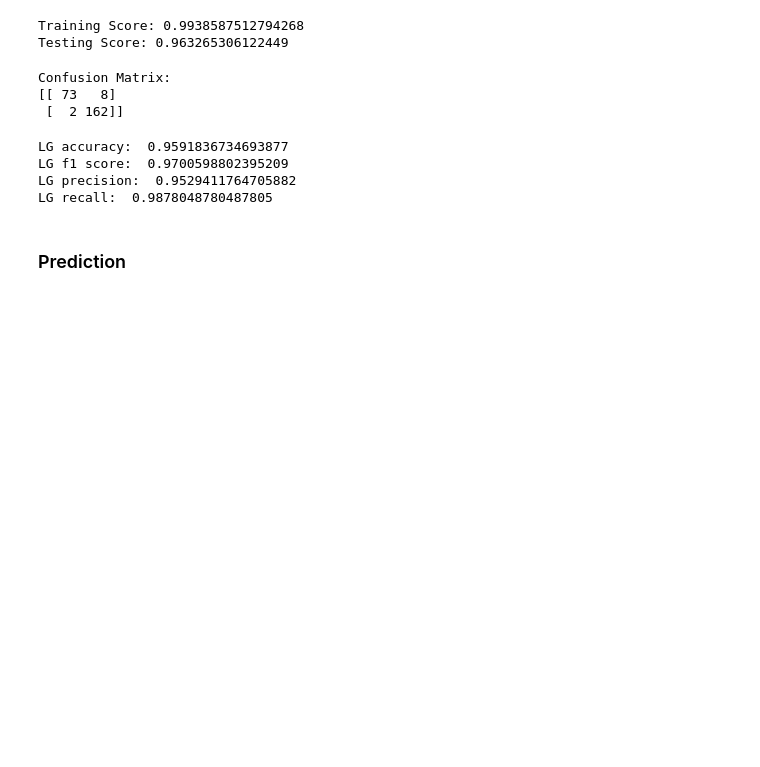
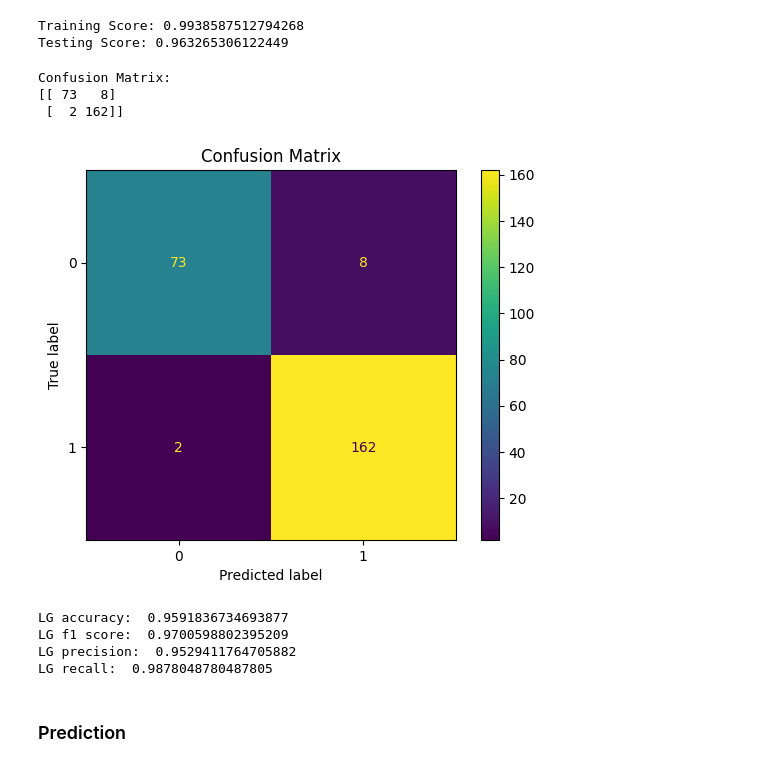
Before and after one commit to dharan1999/Brain-Tumor-Detection, a Jupyter notebook: Classification model.ipynb, the cells around one changed output. Cells and saved outputs as stored; diff of their text form; code cells hidden in the pictures; blank space fills up the shorter version.

```diff
--- a/Classification model.ipynb
+++ b/Classification model.ipynb
@@ -151,6 +180,13 @@ print(lg_confusionmatrix)
 Confusion Matrix:
 [[ 73   8]
  [  2 162]]
+# %%
+disp = ConfusionMatrixDisplay(confusion_matrix=lg_confusionmatrix, display_labels=lg.classes_)
+disp.plot()
+plt.title('Confusion Matrix')
+plt.show()
+# %% [output]
+[figure, added]
 # %%
 lg_accuracy = accuracy_score(ytest,pred_lg)
 lg_f1 = f1_score(ytest,pred_lg)
```
Also changed, not shown: parts of 6 cells of this notebook.
